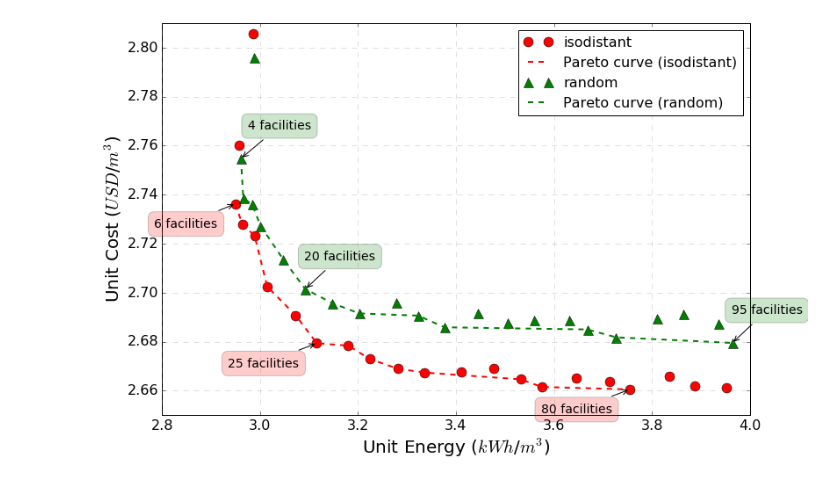
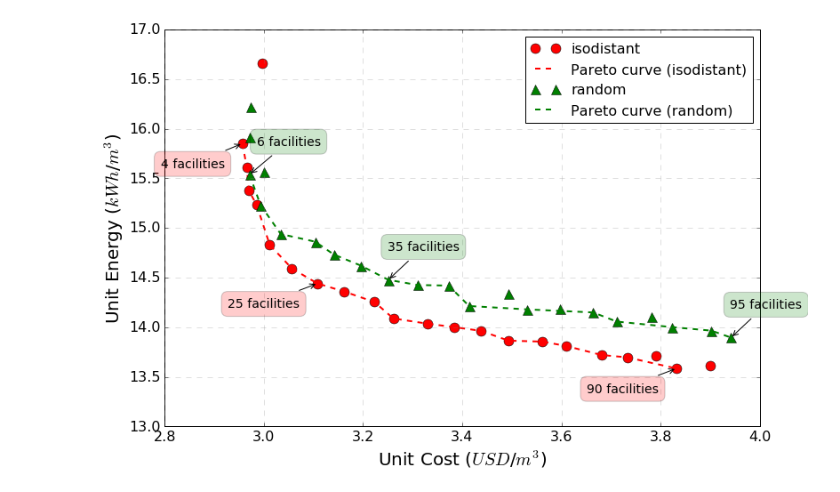
Before and after one commit to okavvada/Urine-Project, a Jupyter notebook: Plot_LCA_model.ipynb, the cells around one changed output. Drawn from its saved outputs; the diff is of its cells as text; code cells hidden in the pictures.

```diff
--- a/Plot_LCA_model.ipynb
+++ b/Plot_LCA_model.ipynb
@@ -306,36 +296,36 @@ Xs_rand, Ys_rand = cost_random, energy_random
 p_front_optimal = pareto_frontier(Xs_opt, Ys_opt, maxX = False, maxY = True)
 p_front_grid = pareto_frontier(Xs_grid, Ys_grid, maxX = False, maxY = True)
 p_front_random = pareto_frontier(Xs_rand, Ys_rand, maxX = False, maxY = True)
 # Plot a scatter graph of all results
 fig, ax = plt.subplots(nrows=1, ncols=1 ,figsize=(12, 8))
 plt.plot(Xs_opt, Ys_opt,'ro', markersize=11, label = 'isodistant')
 plt.plot(p_front_optimal[0], p_front_optimal[1], 'r--', label = 'Pareto curve (isodistant)', linewidth=2)
 plt.plot(Xs_rand, Ys_rand,'g^', markersize=11, label = 'random')
 plt.plot(p_front_random[0], p_front_random[1], 'g--', label = 'Pareto curve (random)', linewidth=2)
 plt.xticks(fontsize = 16)
 plt.yticks(fontsize = 16)
-plt.ylim(2.65, 2.81)
-plt.xlabel('Unit Energy ($kWh$/$m^3$)',fontsize=20)
-plt.ylabel('Unit Cost ($USD$/$m^3$)',fontsize=20)
+plt.ylim(13, 17)
+plt.ylabel('Unit Energy ($kWh$/$m^3$)',fontsize=20)
+plt.xlabel('Unit Cost ($USD$/$m^3$)',fontsize=20)
 plt.grid(which='major', color='grey', linestyle='--', alpha = 0.5)
 plt.legend(fontsize = 16)
 labels = ['{0} facilities'.format(i) for i in Energy_optimal['n_facilities']]
 for label, x, y in list(zip(labels, Xs_opt, Ys_opt)):
-    if (label == '25 facilities') or (label == '6 facilities') or (label == '80 facilities'):
+    if (label == '25 facilities') or (label == '4 facilities') or (label == '90 facilities'):
         plt.annotate(
             label,
             xy = (x, y), xytext = (-20, -30),
             textcoords = 'offset points', ha = 'right', va = 'bottom',
             bbox = dict(boxstyle = 'round,pad=0.5', fc = 'red', alpha = 0.2),
         arrowprops = dict(arrowstyle = '->', connectionstyle = 'arc3,rad=0'), fontsize = 14)
 for label, x, y in list(zip(labels, Xs_rand, Ys_rand)):
-    if (label == '20 facilities') or (label == '4 facilities') or (label == '95 facilities'):
+    if (label == '35 facilities') or (label == '6 facilities') or (label == '95 facilities'):
         plt.annotate(
             label,
             xy = (x, y), xytext = (80, 30),
             textcoords = 'offset points', ha = 'right', va = 'bottom',
             bbox = dict(boxstyle = 'round,pad=0.5', fc = 'green', alpha = 0.2),
         arrowprops = dict(arrowstyle = '->', connectionstyle = 'arc3,rad=0'), fontsize = 14)
 plt.show()
 # %% [output]
-[figure, old version]
+[figure, new version]
```
Also changed, not shown: parts of 10 cells of this notebook, 4 other files.
